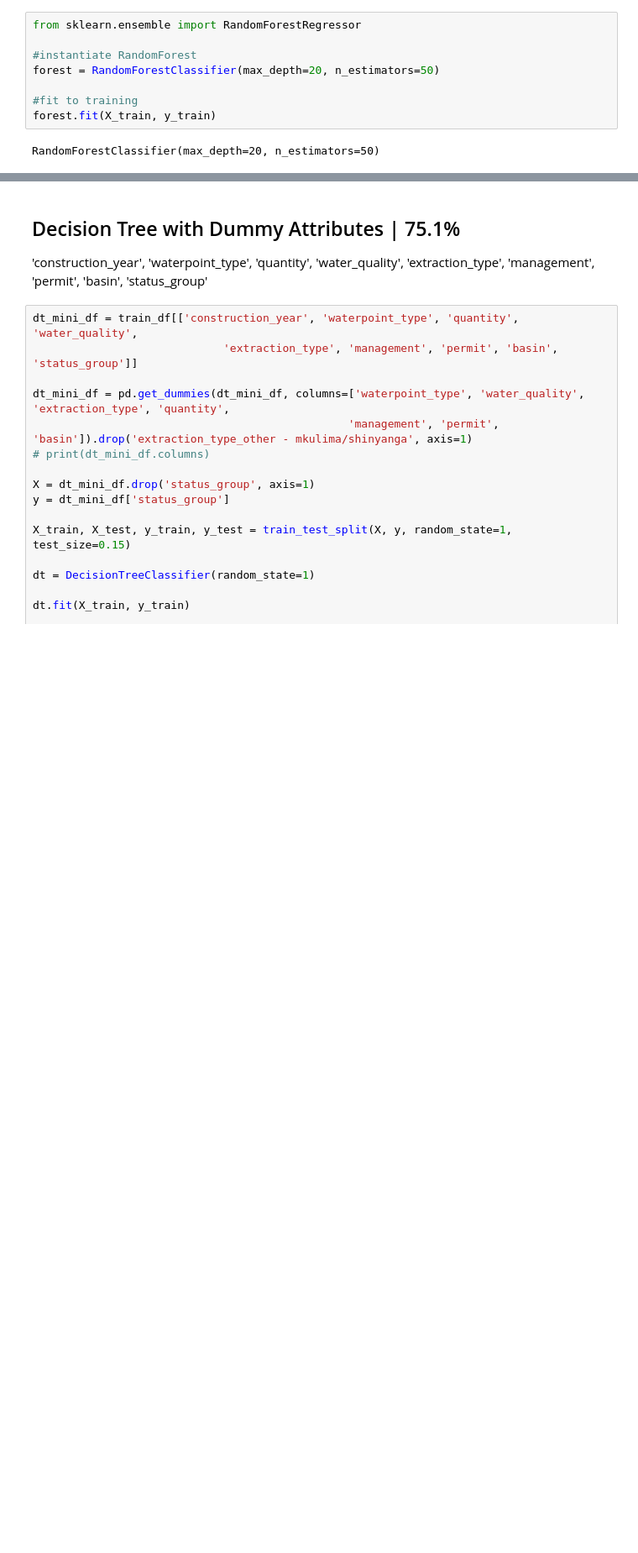
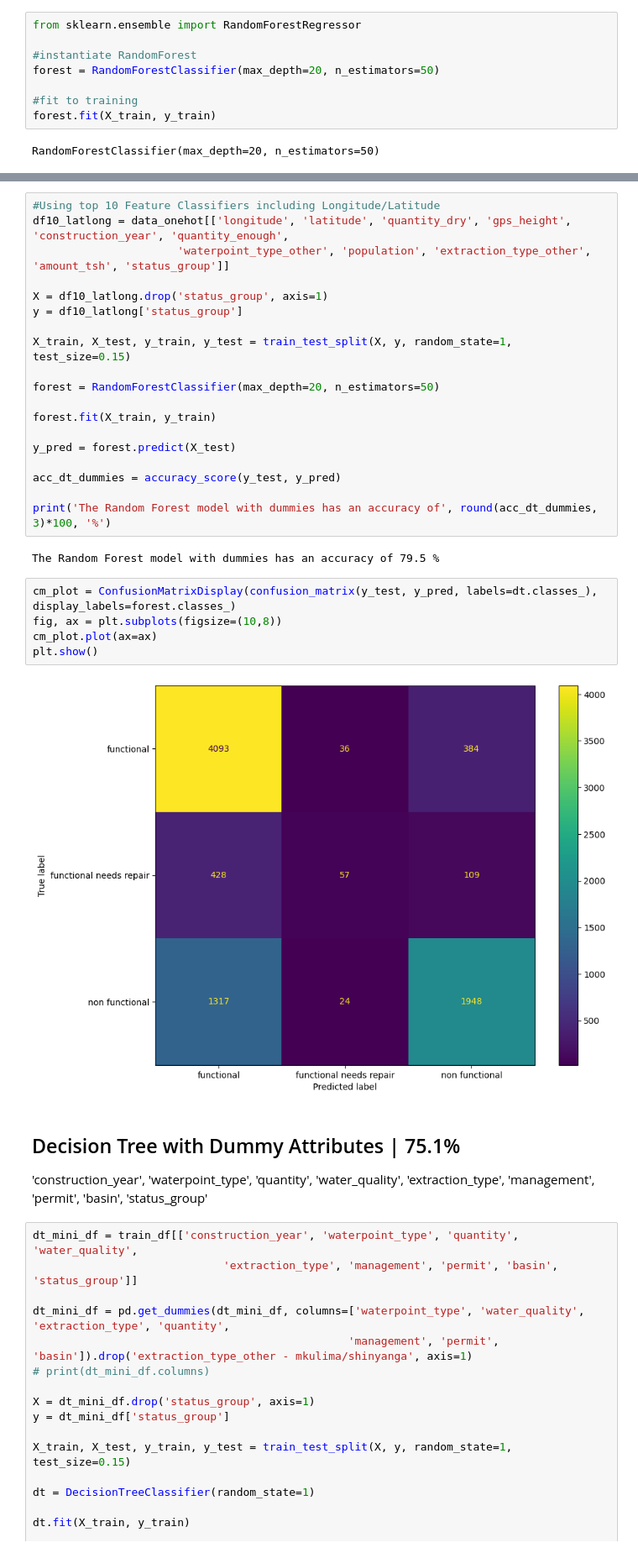
Before and after one commit to anniezhengaz/Phase3Projecct-Tanzanian_Water_Wells, a Jupyter notebook: complex_model_progression-Annie.ipynb, the cells around one changed output, grey strips where cells are left out. Shown at 84% size. Drawn from its saved outputs; the diff is of its cells as text; blank space fills up the shorter version.

```diff
--- a/complex_model_progression-Annie.ipynb
+++ b/complex_model_progression-Annie.ipynb
@@ -289,3 +314,31 @@ The Decision Tree model with dummies has an accuracy of 72.3 %
+# %%
+#Using top 10 Feature Classifiers including Longitude/Latitude
+df10_latlong = data_onehot[['longitude', 'latitude', 'quantity_dry', 'gps_height', 'construction_year', 'quantity_enough',
+                      'waterpoint_type_other', 'population', 'extraction_type_other', 'amount_tsh', 'status_group']]
+
+X = df10_latlong.drop('status_group', axis=1)
+y = df10_latlong['status_group']
+
+X_train, X_test, y_train, y_test = train_test_split(X, y, random_state=1, test_size=0.15)
+
+forest = RandomForestClassifier(max_depth=20, n_estimators=50)
+
+forest.fit(X_train, y_train)
+
+y_pred = forest.predict(X_test)
+
+acc_dt_dummies = accuracy_score(y_test, y_pred)
+
+print('The Random Forest model with dummies has an accuracy of', round(acc_dt_dummies, 3)*100, '%')
+# %% [output]
+The Random Forest model with dummies has an accuracy of 79.5 %
+# %%
+cm_plot = ConfusionMatrixDisplay(confusion_matrix(y_test, y_pred, labels=dt.classes_), display_labels=forest.classes_)
+fig, ax = plt.subplots(figsize=(10,8))
+cm_plot.plot(ax=ax)
+plt.show()
+# %% [output]
+[figure, added]
 # %% [markdown]
 ## Decision Tree with Dummy Attributes | 75.1%
 'construction_year', 'waterpoint_type', 'quantity', 'water_quality', 'extraction_type', 'management', 'permit', 'basin', 'status_group'
```
Also changed, not shown: parts of 10 cells of this notebook.
